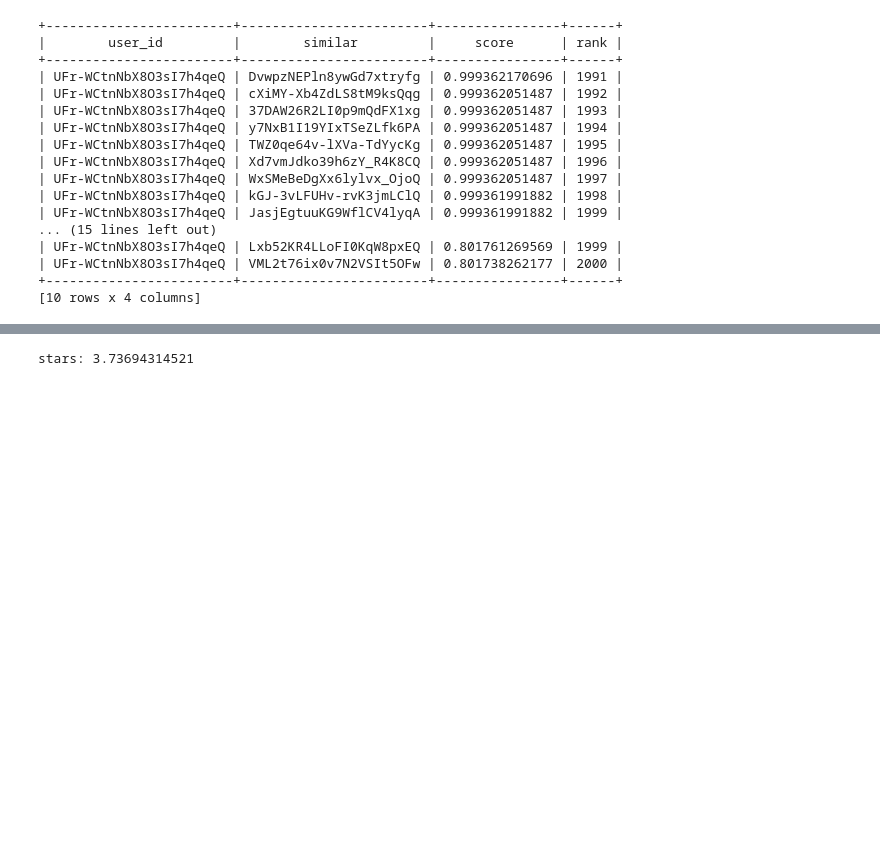
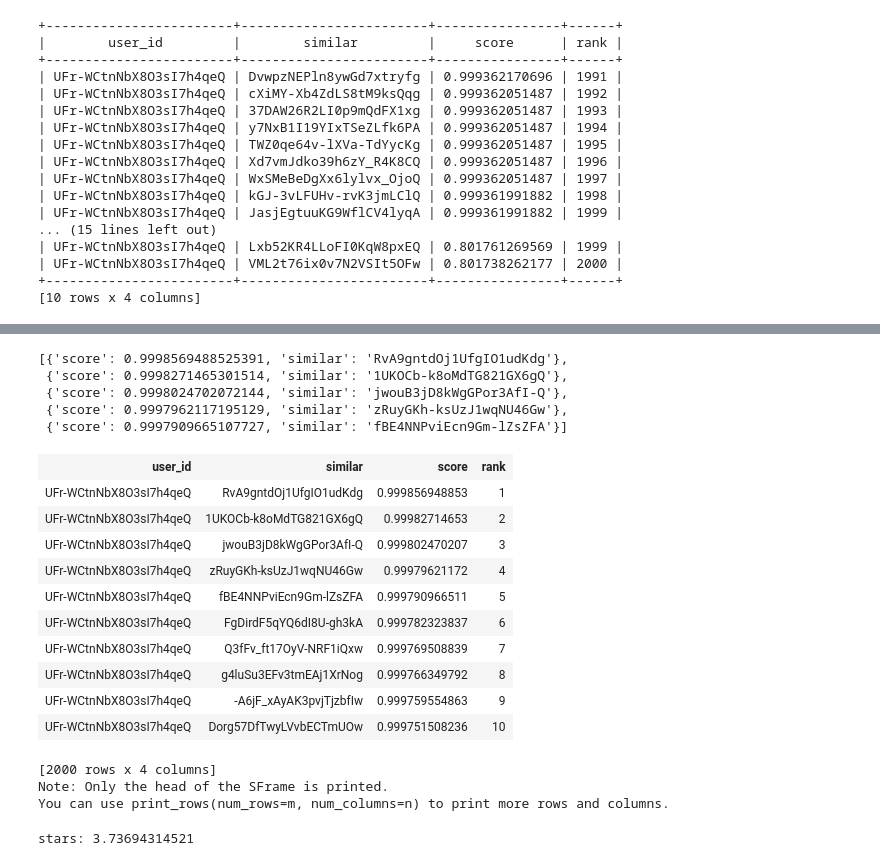
Before and after one commit to AeroGeekDean/traveler_eats_recommender, a Jupyter notebook: graphlab_scratchpad.ipynb, the cells around one changed output, grey strips where cells are left out. Saved outputs shown, nothing was run; the diff lists cells and outputs as text; code cells hidden in the pictures; blank space fills up the shorter version.

```diff
--- a/graphlab_scratchpad.ipynb
+++ b/graphlab_scratchpad.ipynb
@@ -370,3 +251,28 @@ s1.print_rows()
+# %%
+list(simuser_ws['similar','score'][0:5])
+# %% [output]
+[{'score': 0.9998569488525391, 'similar': 'RvA9gntdOj1UfgIO1udKdg'},
+ {'score': 0.9998271465301514, 'similar': '1UKOCb-k8oMdTG821GX6gQ'},
+ {'score': 0.9998024702072144, 'similar': 'jwouB3jD8kWgGPor3AfI-Q'},
+ {'score': 0.9997962117195129, 'similar': 'zRuyGKh-ksUzJ1wqNU46Gw'},
+ {'score': 0.9997909665107727, 'similar': 'fBE4NNPviEcn9Gm-lZsZFA'}]
+# %%
+simuser_ws
+# %% [output]
+| user_id | similar | score | rank |
+| UFr-WCtnNbX8O3sI7h4qeQ | RvA9gntdOj1UfgIO1udKdg | 0.999856948853 | 1 |
+| UFr-WCtnNbX8O3sI7h4qeQ | 1UKOCb-k8oMdTG821GX6gQ | 0.99982714653 | 2 |
+| UFr-WCtnNbX8O3sI7h4qeQ | jwouB3jD8kWgGPor3AfI-Q | 0.999802470207 | 3 |
+| UFr-WCtnNbX8O3sI7h4qeQ | zRuyGKh-ksUzJ1wqNU46Gw | 0.99979621172 | 4 |
+| UFr-WCtnNbX8O3sI7h4qeQ | fBE4NNPviEcn9Gm-lZsZFA | 0.999790966511 | 5 |
+| UFr-WCtnNbX8O3sI7h4qeQ | FgDirdF5qYQ6dI8U-gh3kA | 0.999782323837 | 6 |
+| UFr-WCtnNbX8O3sI7h4qeQ | Q3fFv_ft17OyV-NRF1iQxw | 0.999769508839 | 7 |
+| UFr-WCtnNbX8O3sI7h4qeQ | g4luSu3EFv3tmEAj1XrNog | 0.999766349792 | 8 |
+| UFr-WCtnNbX8O3sI7h4qeQ | -A6jF_xAyAK3pvjTjzbfIw | 0.999759554863 | 9 |
+| UFr-WCtnNbX8O3sI7h4qeQ | Dorg57DfTwyLVvbECTmUOw | 0.999751508236 | 10 |
+[2000 rows x 4 columns]
+Note: Only the head of the SFrame is printed.
+You can use print_rows(num_rows=m, num_columns=n) to print more rows and columns.
 # %%
 # rec = gl.recommender.create(
 #             sf_obj,
```
Also changed, not shown: parts of 28 cells of this notebook, 2 other files.
